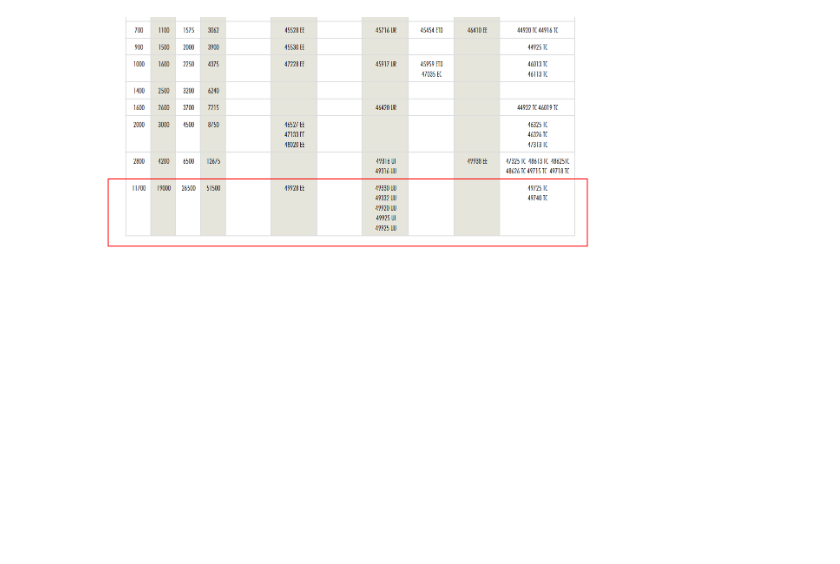
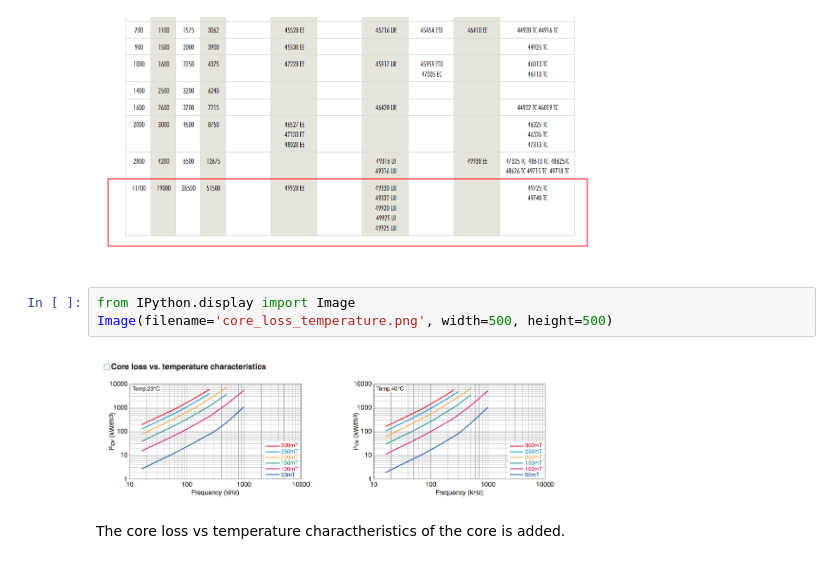
Before and after one commit to odtu/EE564, a Jupyter notebook: XRAY/M_Zeki/Zeki_Xray_Transformer.ipynb, the cells around one changed output. Cells and saved outputs as stored; diff of their text form; blank space fills up the shorter version.

```diff
--- a/XRAY/M_Zeki/Zeki_Xray_Transformer.ipynb
+++ b/XRAY/M_Zeki/Zeki_Xray_Transformer.ipynb
@@ -28,3 +28,10 @@ from IPython.display import Image
 Image(filename='core.png', width=500, height=500)
 # %% [output]
 [figure]
+# %%
+from IPython.display import Image
+Image(filename='core_loss_temperature.png', width=500, height=500)
+# %% [output]
+[figure, added]
+# %% [markdown]
+The core loss vs temperature charactheristics of the core is added.
```
Also changed, not shown: 2 other files.
